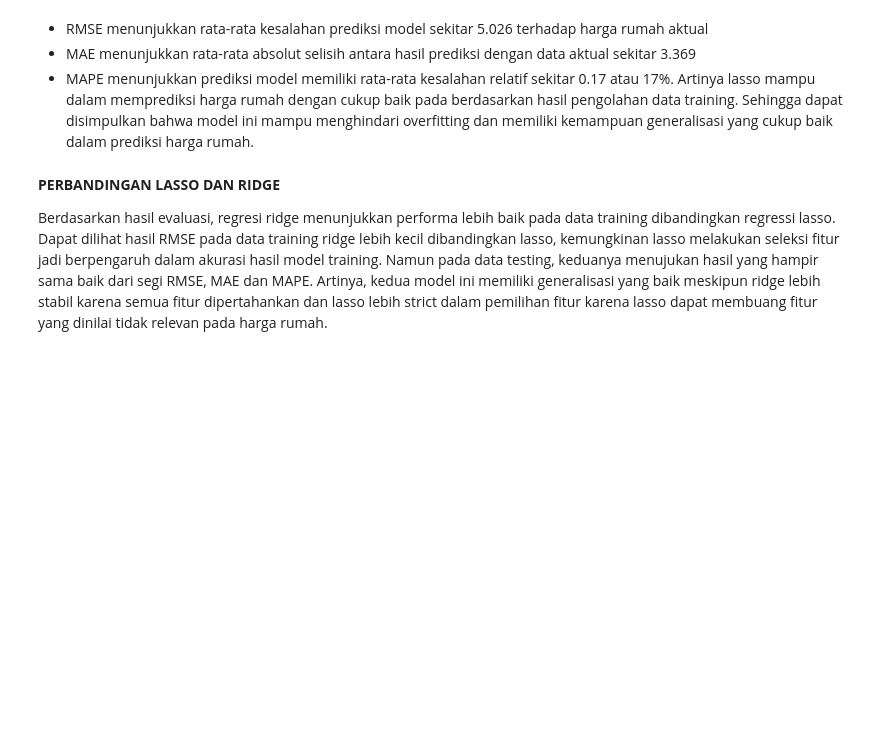
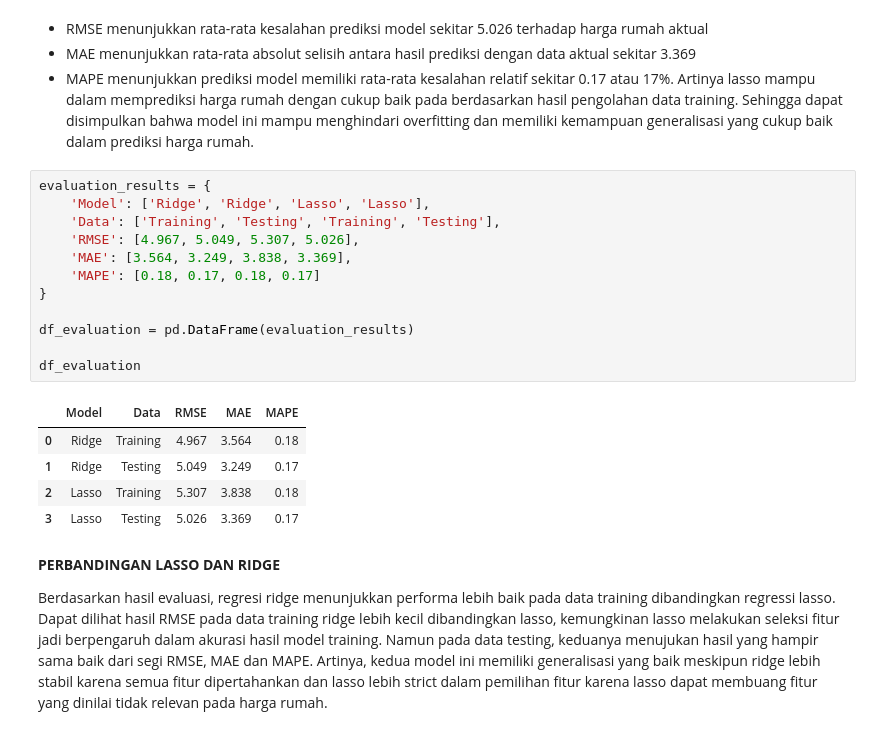
Before and after one commit to Herdvair/Prediksi-Harga-Rumah-Menggunakan-Pemodelan-Regresi, a Jupyter notebook: Prediksi_Harga_Rumah.ipynb, the cells around one changed output. Saved outputs shown, nothing was run; the diff lists cells and outputs as text; blank space fills up the shorter version.

```diff
--- a/Prediksi_Harga_Rumah.ipynb
+++ b/Prediksi_Harga_Rumah.ipynb
@@ -535,6 +535,24 @@ MAPE for testing data is 0.17721267768567958
 - RMSE menunjukkan rata-rata kesalahan prediksi model sekitar 5.026 terhadap harga rumah aktual
 - MAE menunjukkan rata-rata absolut selisih antara hasil prediksi dengan data aktual sekitar 3.369
 - MAPE menunjukkan prediksi model memiliki rata-rata kesalahan relatif sekitar 0.17 atau 17%. Artinya lasso mampu dalam memprediksi harga rumah dengan cukup baik pada berdasarkan hasil pengolahan data training. Sehingga dapat disimpulkan bahwa model ini mampu menghindari overfitting dan memiliki kemampuan generalisasi yang cukup baik dalam prediksi harga rumah.
+# %%
+evaluation_results = {
+    'Model': ['Ridge', 'Ridge', 'Lasso', 'Lasso'],
+    'Data': ['Training', 'Testing', 'Training', 'Testing'],
+    'RMSE': [4.967, 5.049, 5.307, 5.026],
+    'MAE': [3.564, 3.249, 3.838, 3.369],
+    'MAPE': [0.18, 0.17, 0.18, 0.17]
+}
+
+df_evaluation = pd.DataFrame(evaluation_results)
+
+df_evaluation
+# %% [output]
+|  | Model | Data | RMSE | MAE | MAPE |
+| 0 | Ridge | Training | 4.967 | 3.564 | 0.18 |
+| 1 | Ridge | Testing | 5.049 | 3.249 | 0.17 |
+| 2 | Lasso | Training | 5.307 | 3.838 | 0.18 |
+| 3 | Lasso | Testing | 5.026 | 3.369 | 0.17 |
 # %% [markdown]
 **PERBANDINGAN LASSO DAN RIDGE**
 
```
